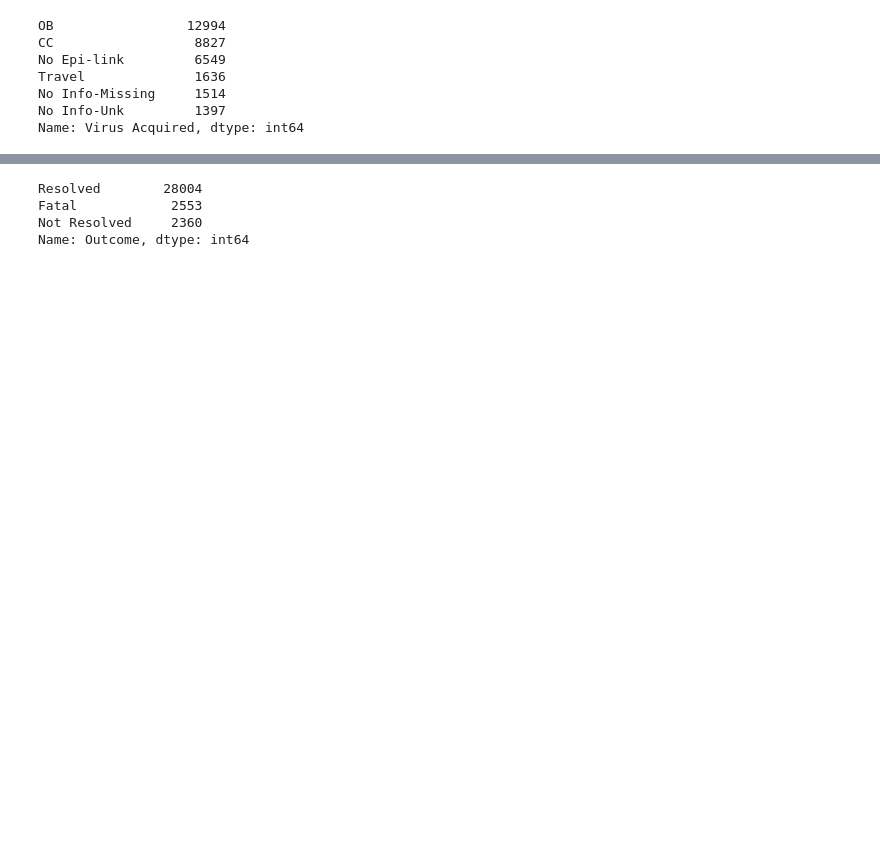
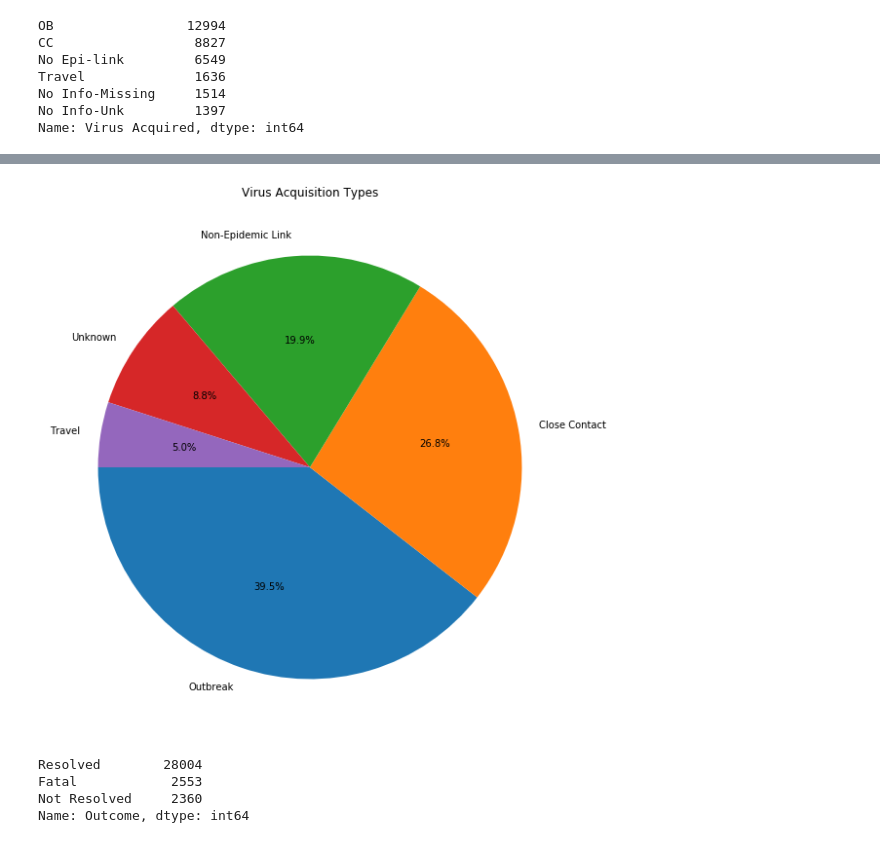
Before and after one commit to kirushan3/COVID-Project-1, a Jupyter notebook: covid19_project.ipynb, the cells around one changed output, grey strips where cells are left out. Cells and saved outputs as stored; diff of their text form; code cells hidden in the pictures; blank space fills up the shorter version.

```diff
--- a/covid19_project.ipynb
+++ b/covid19_project.ipynb
@@ -143,3 +185,6 @@ Travel              1636
 No Info-Missing     1514
 No Info-Unk         1397
 Name: Virus Acquired, dtype: int64
+# %%
+#merge no info-missing and no info-unk as one value
+data_rename["Virus Acquired"].replace({"No Info-Missing": "No Info-Unk"}, inplace=True)
@@ -145,0 +201,9 @@ Name: Virus Acquired, dtype: int64
+# %%
+#virus dataframe renamed and cleaned
+virus_df = pd.DataFrame(data_rename['Virus Acquired'].value_counts())
+virus_df = virus_df.reset_index()
+virus_df.replace({'index': r"OB"}, {'index': "Outbreak"}, regex=True, inplace = True)
+virus_df.replace({'index': r"CC"}, {'index': "Close Contact"}, regex=True, inplace = True)
+virus_df.replace({'index': r"No Epi-link"}, {'index': "Non-Epidemic Link"}, regex=True, inplace = True)
+virus_df.replace({'index': r"No Info-Unk"}, {'index': "Unknown"}, regex=True, inplace = True)
+virus_df
@@ -146,3 +217,11 @@ Name: Virus Acquired, dtype: int64
+# %%
+#pie graph for virus acquisition types
+plt.figure(figsize = (20, 10))
+plt.pie(virus_df["Virus Acquired"], labels=list(virus_df["index"]), autopct="%1.1f%%", startangle=180)
+plt.title("Virus Acquisition Types")
+plt.show()
+# %% [output]
+[figure, added]
 # %%
 data_rename['Outcome'].value_counts()
 # %% [output]
```
Also changed, not shown: parts of 23 cells of this notebook.
